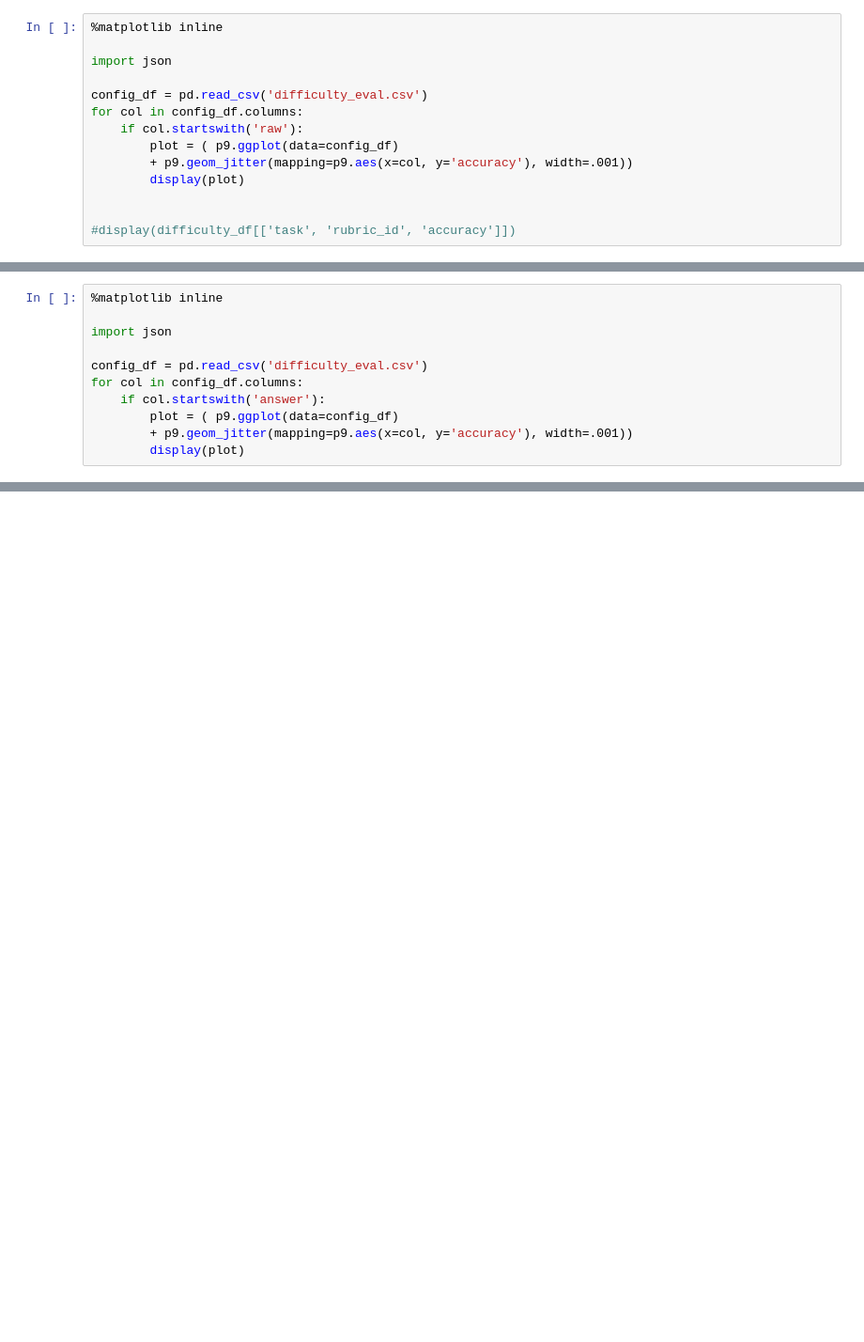
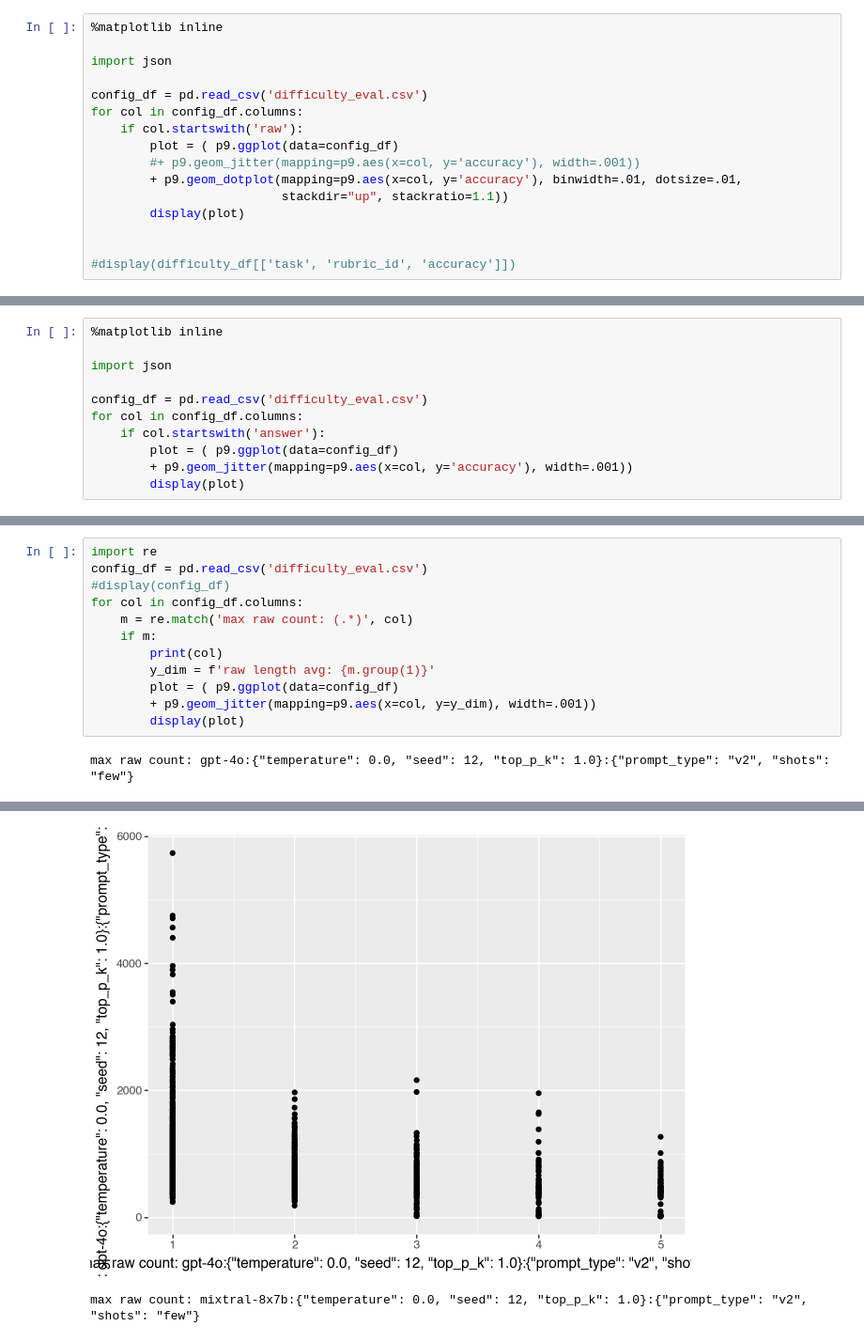
Before and after one commit to breckbaldwin/llm-stability, a Jupyter notebook: experiments/difficulty_correlation/analysis.ipynb, the cells around one changed output, grey strips where cells are left out. Shown: that part at 94% size. Saved outputs shown, nothing was run; the diff lists cells and outputs as text; blank space fills up the shorter version.

```diff
--- a/experiments/difficulty_correlation/analysis.ipynb
+++ b/experiments/difficulty_correlation/analysis.ipynb
@@ -87,7 +93,9 @@ config_df = pd.read_csv('difficulty_eval.csv')
 for col in config_df.columns:
     if col.startswith('raw'):
         plot = ( p9.ggplot(data=config_df)
-        + p9.geom_jitter(mapping=p9.aes(x=col, y='accuracy'), width=.001))
+        #+ p9.geom_jitter(mapping=p9.aes(x=col, y='accuracy'), width=.001))
+        + p9.geom_dotplot(mapping=p9.aes(x=col, y='accuracy'), binwidth=.01, dotsize=.01,
+                          stackdir="up", stackratio=1.1))
         display(plot)
 
 
@@ -117,0 +132,14 @@ for col in config_df.columns:
+# %%
+import re
+config_df = pd.read_csv('difficulty_eval.csv')
+#display(config_df)
+for col in config_df.columns:
+    m = re.match('max raw count: (.*)', col)
+    if m:
+        print(col)
+        y_dim = f'raw length avg: {m.group(1)}'
+        plot = ( p9.ggplot(data=config_df)
+        + p9.geom_jitter(mapping=p9.aes(x=col, y=y_dim), width=.001))
+        display(plot)
+# %% [output]
+max raw count: gpt-4o:{"temperature": 0.0, "seed": 12, "top_p_k": 1.0}:{"prompt_type": "v2", "shots": "few"}
@@ -117,0 +148,2 @@ for col in config_df.columns:
+[figure, added]
+max raw count: mixtral-8x7b:{"temperature": 0.0, "seed": 12, "top_p_k": 1.0}:{"prompt_type": "v2", "shots": "few"}
```
Also changed, not shown: parts of 9 cells of this notebook.
